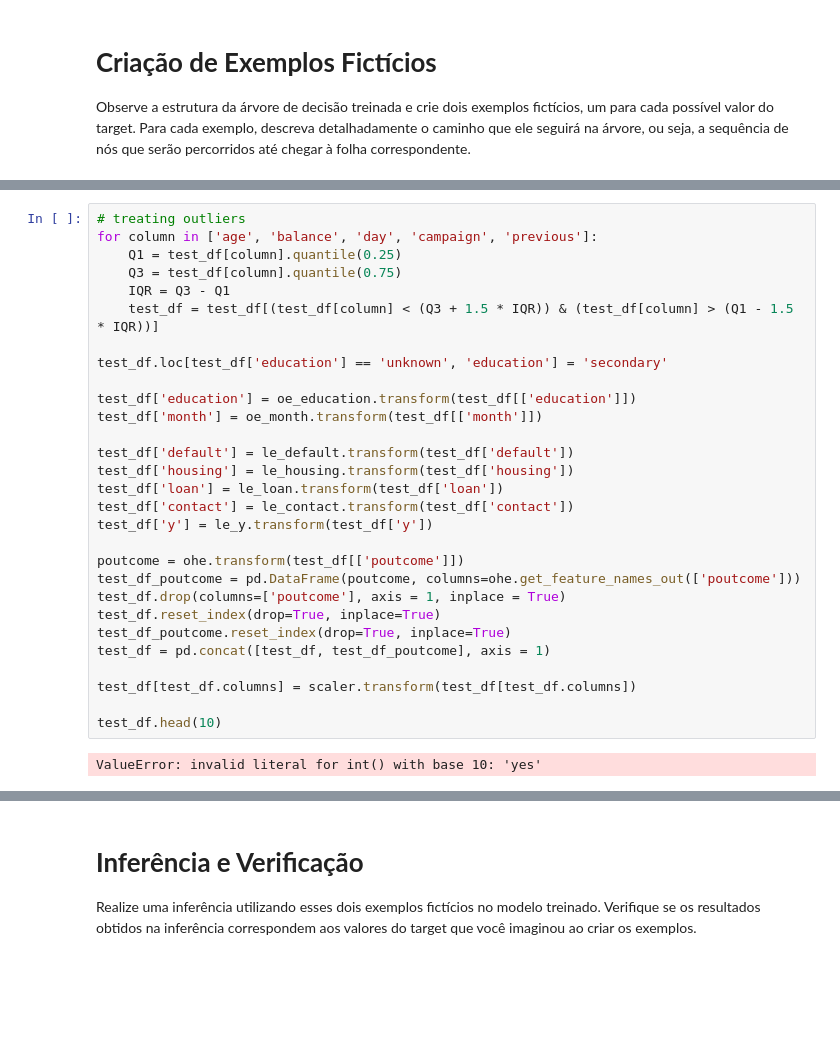
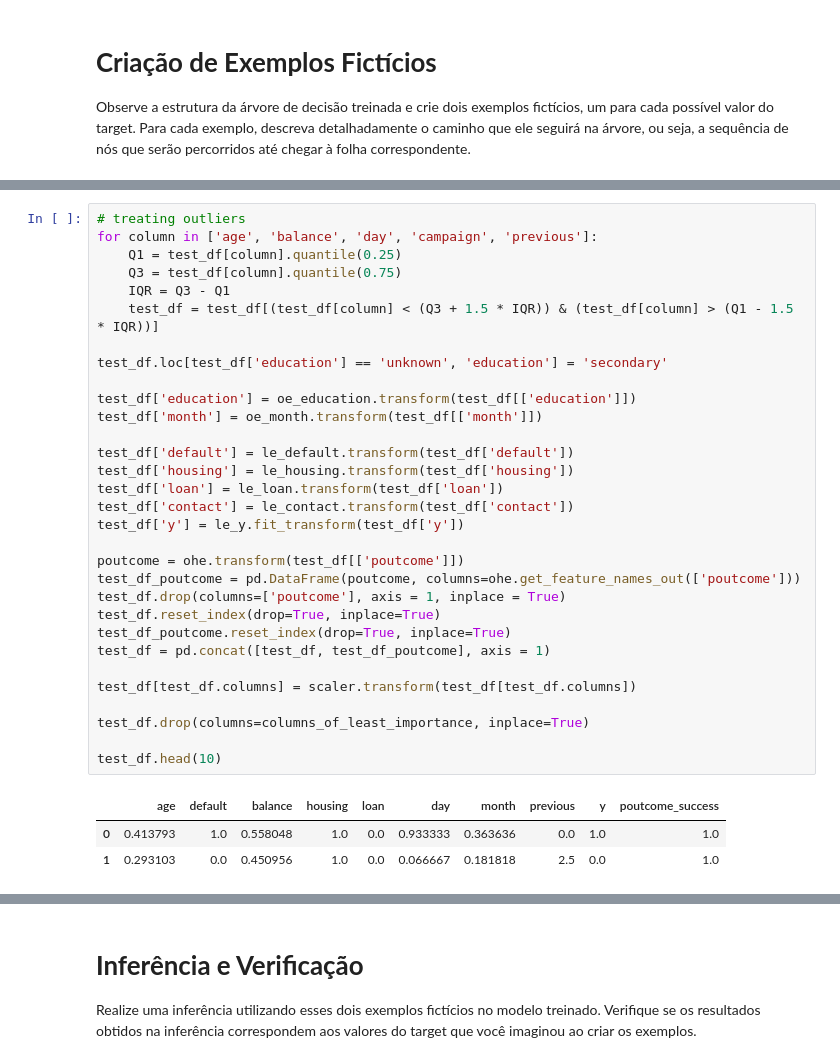
Before and after one commit to Mr-Barros/ENG4502, a Jupyter notebook: Assignment3/Notebook_ArvoreDecisao_33B.ipynb, the cells around one changed output, grey strips where cells are left out. Cells and saved outputs as stored; diff of their text form; blank space fills up the shorter version.

```diff
--- a/Assignment3/Notebook_ArvoreDecisao_33B.ipynb
+++ b/Assignment3/Notebook_ArvoreDecisao_33B.ipynb
@@ -398,31 +390,35 @@ KeyError: 'y'
 # %%
 # treating outliers
 for column in ['age', 'balance', 'day', 'campaign', 'previous']:
     Q1 = test_df[column].quantile(0.25)
     Q3 = test_df[column].quantile(0.75)
     IQR = Q3 - Q1
     test_df = test_df[(test_df[column] < (Q3 + 1.5 * IQR)) & (test_df[column] > (Q1 - 1.5 * IQR))]
 
 test_df.loc[test_df['education'] == 'unknown', 'education'] = 'secondary'
 
 test_df['education'] = oe_education.transform(test_df[['education']])
 test_df['month'] = oe_month.transform(test_df[['month']])
 
 test_df['default'] = le_default.transform(test_df['default'])
 test_df['housing'] = le_housing.transform(test_df['housing'])
 test_df['loan'] = le_loan.transform(test_df['loan'])
 test_df['contact'] = le_contact.transform(test_df['contact'])
-test_df['y'] = le_y.transform(test_df['y'])
+test_df['y'] = le_y.fit_transform(test_df['y'])
 
 poutcome = ohe.transform(test_df[['poutcome']])
 test_df_poutcome = pd.DataFrame(poutcome, columns=ohe.get_feature_names_out(['poutcome']))
 test_df.drop(columns=['poutcome'], axis = 1, inplace = True)
 test_df.reset_index(drop=True, inplace=True)
 test_df_poutcome.reset_index(drop=True, inplace=True)
 test_df = pd.concat([test_df, test_df_poutcome], axis = 1)
 
 test_df[test_df.columns] = scaler.transform(test_df[test_df.columns])
 
+test_df.drop(columns=columns_of_least_importance, inplace=True)
+
 test_df.head(10)
 # %% [output]
-ValueError: invalid literal for int() with base 10: 'yes'
+|  | age | default | balance | housing | loan | day | month | previous | y | poutcome_success |
+| 0 | 0.413793 | 1.0 | 0.558048 | 1.0 | 0.0 | 0.933333 | 0.363636 | 0.0 | 1.0 | 1.0 |
+| 1 | 0.293103 | 0.0 | 0.450956 | 1.0 | 0.0 | 0.066667 | 0.181818 | 2.5 | 0.0 | 1.0 |
```
Also changed, not shown: parts of 12 cells of this notebook, 1 other file.
